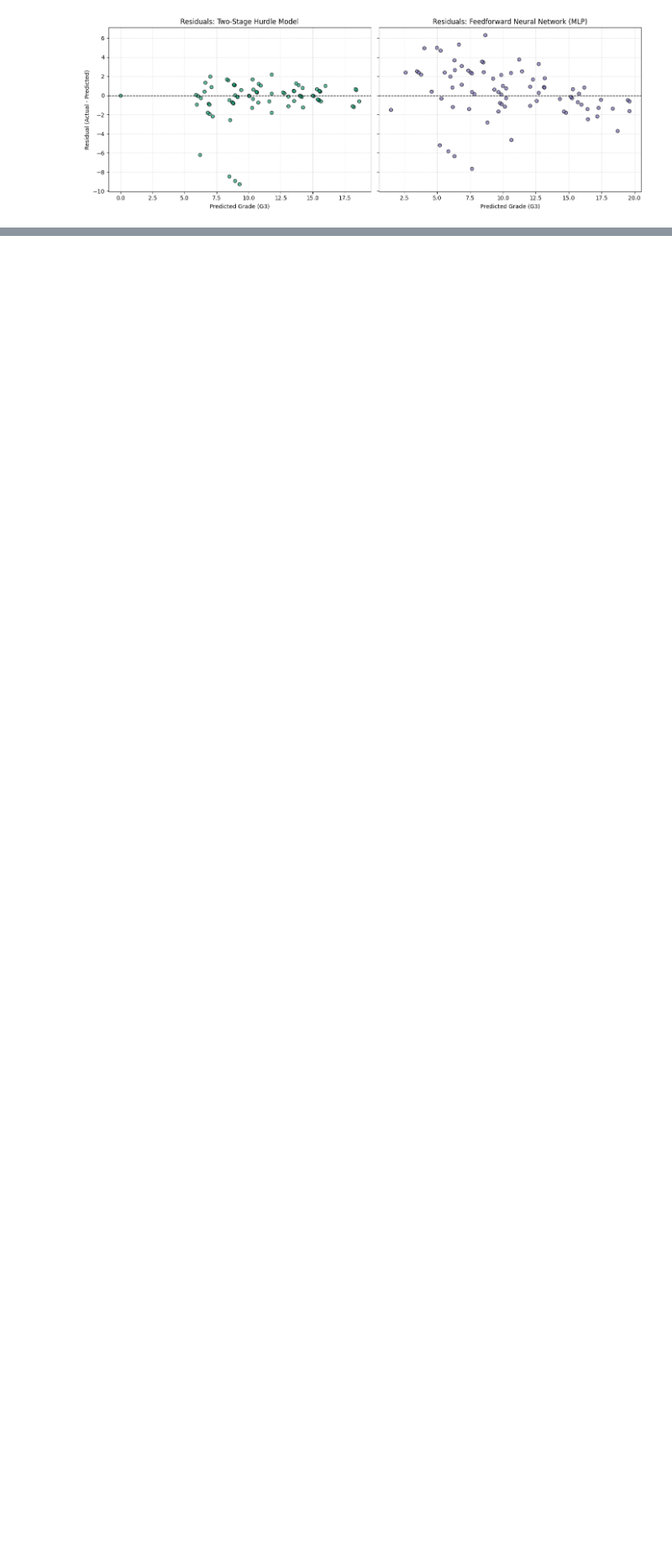
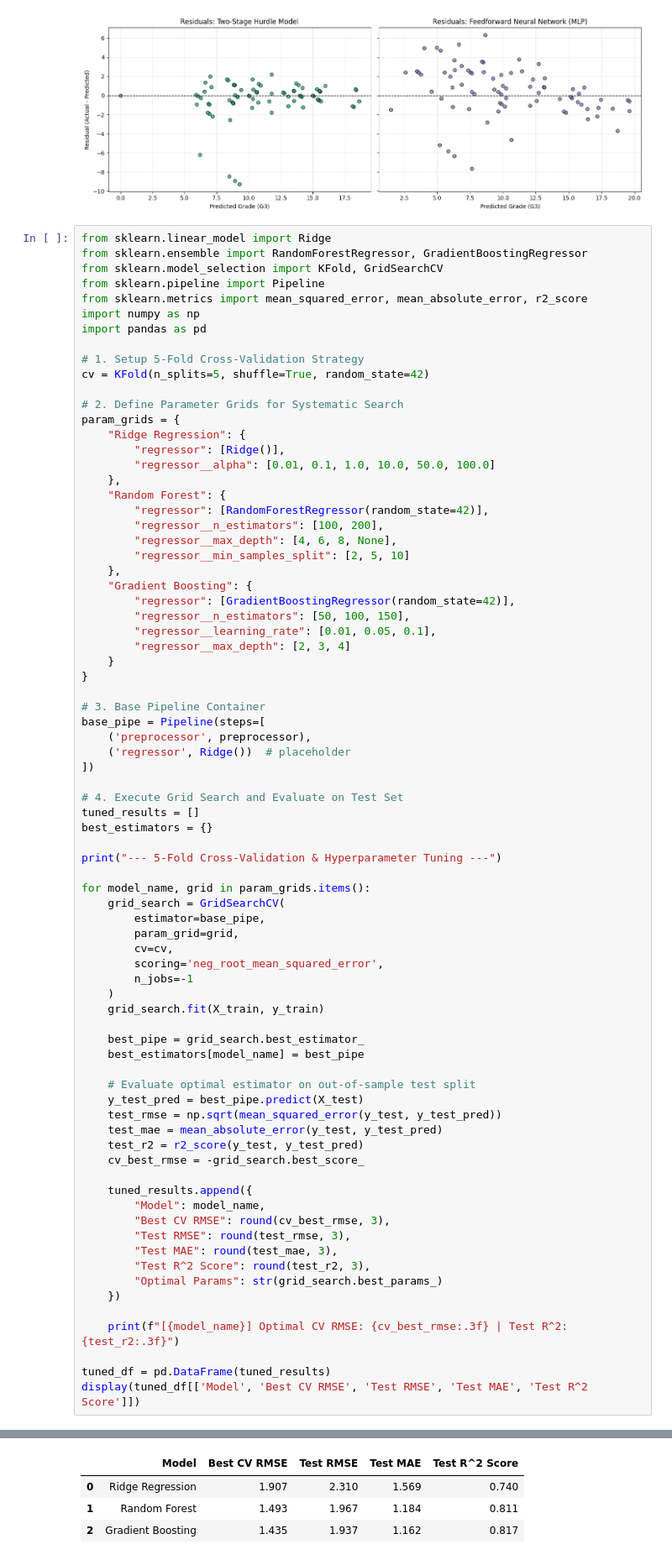
Before and after one commit to J-S-Grewal/Marks_Prediction_Model, a Jupyter notebook: codes/02_advanced_models.ipynb, the cells around one changed output, grey strips where cells are left out. Shown at 84% size. Cells and saved outputs as stored; diff of their text form; blank space fills up the shorter version.

Commit message:
Add 5-fold cross-validation and GridSearchCV tuning for Ridge, RF, and GBDT

```diff
--- a/codes/02_advanced_models.ipynb
+++ b/codes/02_advanced_models.ipynb
@@ -169,3 +169,81 @@ plt.show()
 | 1 | Two-Stage Hurdle (RF + RF) | 2.097 | 1.141 | 0.786 |
 | 2 | Feedforward Neural Network (MLP) | 2.654 | 2.043 | 0.656 |
 [figure]
+# %%
+from sklearn.linear_model import Ridge
+from sklearn.ensemble import RandomForestRegressor, GradientBoostingRegressor
+from sklearn.model_selection import KFold, GridSearchCV
+from sklearn.pipeline import Pipeline
+from sklearn.metrics import mean_squared_error, mean_absolute_error, r2_score
+import numpy as np
+import pandas as pd
+
+# 1. Setup 5-Fold Cross-Validation Strategy
+cv = KFold(n_splits=5, shuffle=True, random_state=42)
+
+# 2. Define Parameter Grids for Systematic Search
+param_grids = {
+    "Ridge Regression": {
+        "regressor": [Ridge()],
+        "regressor__alpha": [0.01, 0.1, 1.0, 10.0, 50.0, 100.0]
+    },
+    "Random Forest": {
+        "regressor": [RandomForestRegressor(random_state=42)],
+        "regressor__n_estimators": [100, 200],
+        "regressor__max_depth": [4, 6, 8, None],
+        "regressor__min_samples_split": [2, 5, 10]
+    },
+    "Gradient Boosting": {
+        "regressor": [GradientBoostingRegressor(random_state=42)],
+        "regressor__n_estimators": [50, 100, 150],
+        "regressor__learning_rate": [0.01, 0.05, 0.1],
+        "regressor__max_depth": [2, 3, 4]
+    }
+}
+
+# 3. Base Pipeline Container
+base_pipe = Pipeline(steps=[
+    ('preprocessor', preprocessor),
+    ('regressor', Ridge())  # placeholder
+])
+
+# 4. Execute Grid Search and Evaluate on Test Set
+tuned_results = []
+best_estimators = {}
+
+print("--- 5-Fold Cross-Validation & Hyperparameter Tuning ---")
+
+for model_name, grid in param_grids.items():
+    grid_search = GridSearchCV(
+        estimator=base_pipe,
+        param_grid=grid,
+        cv=cv,
+        scoring='neg_root_mean_squared_error',
+        n_jobs=-1
+    )
+    grid_search.fit(X_train, y_train)
+
+    best_pipe = grid_search.best_estimator_
+    best_estimators[model_name] = best_pipe
+
+    # Evaluate optimal estimator on out-of-sample test split
+    y_test_pred = best_pipe.predict(X_test)
+    test_rmse = np.sqrt(mean_squared_error(y_test, y_test_pred))
+    test_mae = mean_absolute_error(y_test, y_test_pred)
+    test_r2 = r2_score(y_test, y_test_pred)
+    cv_best_rmse = -grid_search.best_score_
+
+    tuned_results.append({
+        "Model": model_name,
+        "Best CV RMSE": round(cv_best_rmse, 3),
+        "Test RMSE": round(test_rmse, 3),
+        "Test MAE": round(test_mae, 3),
+        "Test R^2 Score": round(test_r2, 3),
+        "Optimal Params": str(grid_search.best_params_)
+    })
+
+    print(f"[{model_name}] Optimal CV RMSE: {cv_best_rmse:.3f} | Test R^2: {test_r2:.3f}")
+
+tuned_df = pd.DataFrame(tuned_results)
+display(tuned_df[['Model', 'Best CV RMSE', 'Test RMSE', 'Test MAE', 'Test R^2 Score']])
+# %% [output]
@@ -171,0 +254,4 @@ plt.show()
+|  | Model | Best CV RMSE | Test RMSE | Test MAE | Test R^2 Score |
+| 0 | Ridge Regression | 1.907 | 2.310 | 1.569 | 0.740 |
+| 1 | Random Forest | 1.493 | 1.967 | 1.184 | 0.811 |
+| 2 | Gradient Boosting | 1.435 | 1.937 | 1.162 | 0.817 |
```
Also changed, not shown: parts of 1 cell of this notebook.
